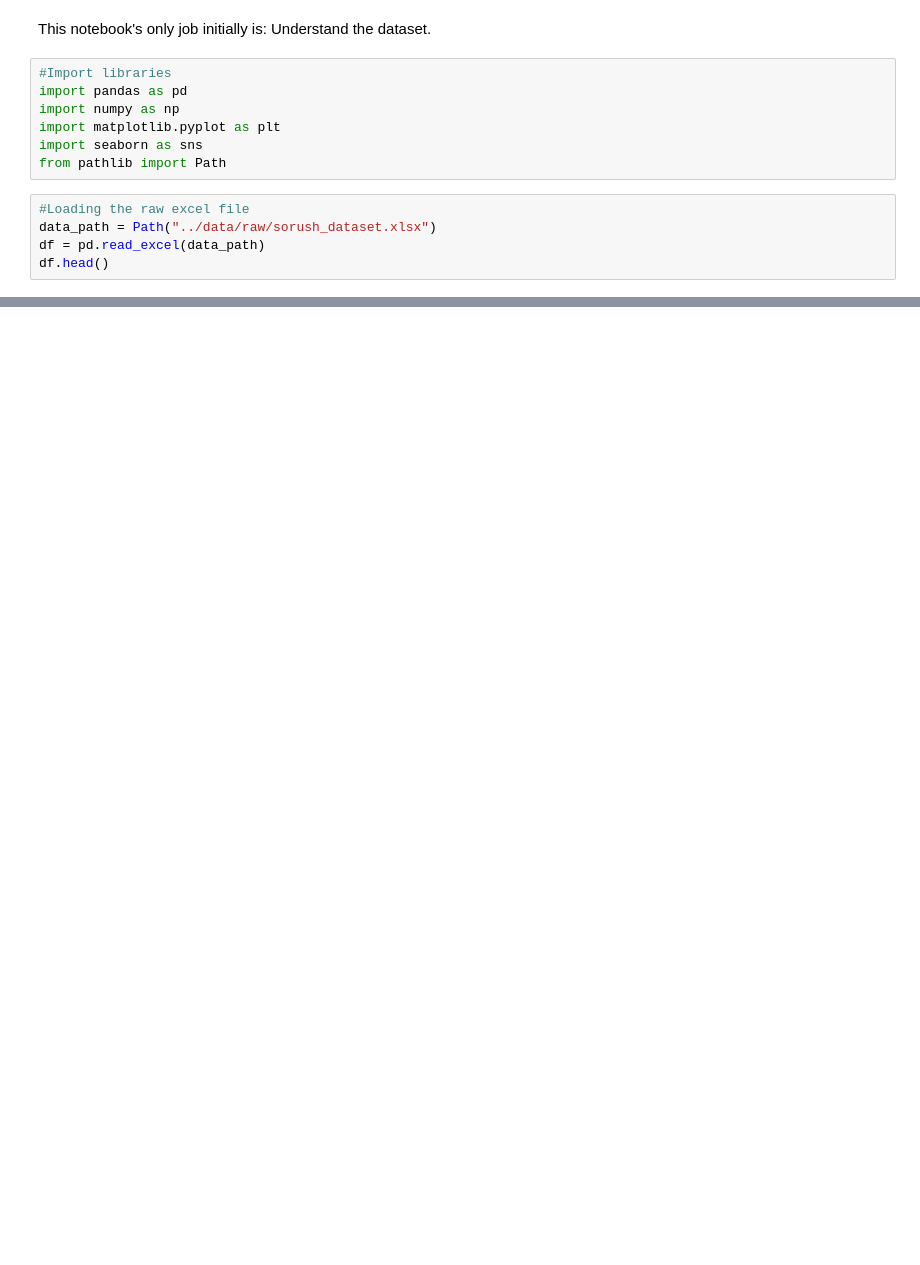
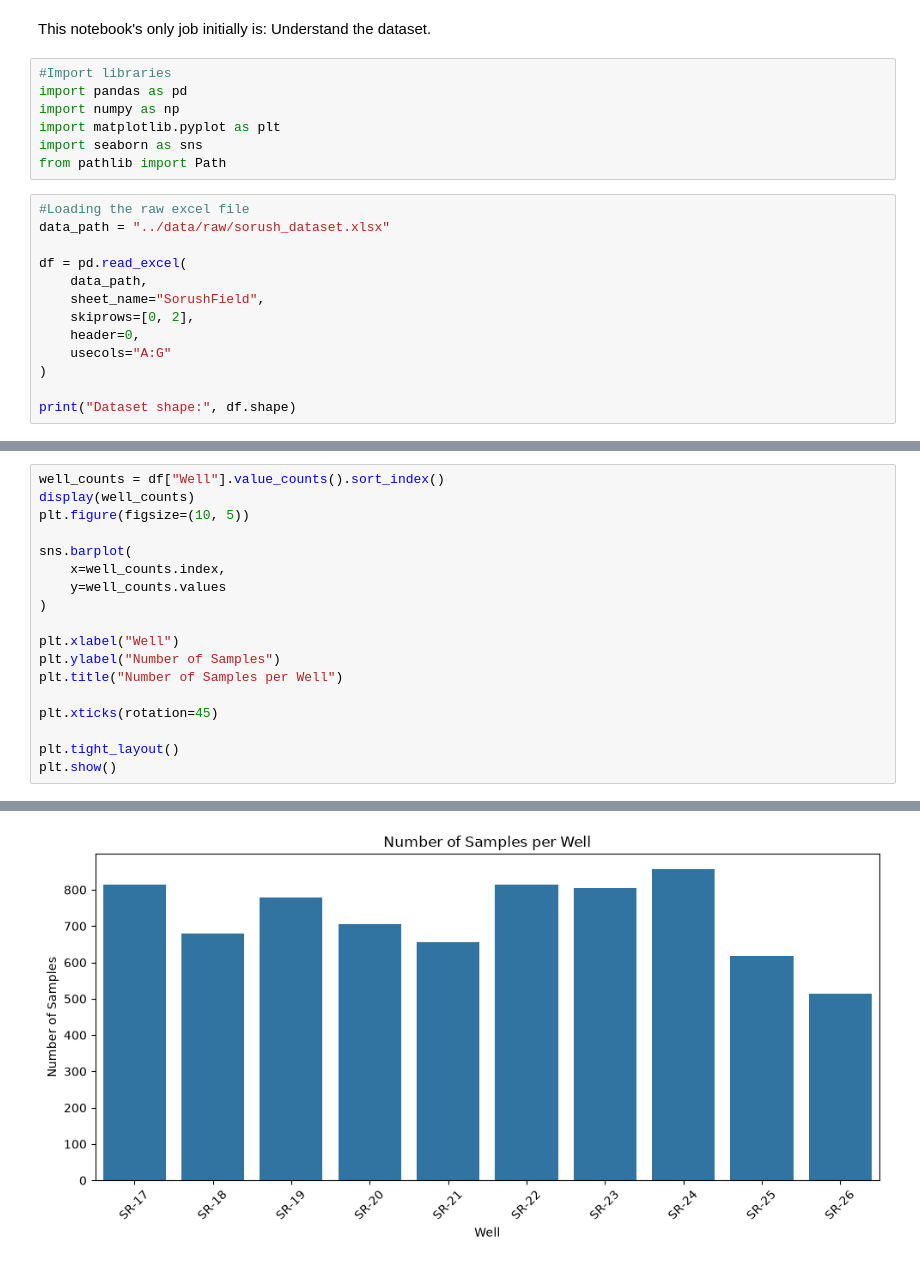
Before and after one commit to Arnav060706/Two-Phase-Flow-Rate-through-Wellhead-Chokes-in-Oil-Wells-ML-Mini-Project, a Jupyter notebook: notebooks/01_data_exploration.ipynb, the cells around one changed output, grey strips where cells are left out. Cells and saved outputs as stored; diff of their text form; blank space fills up the shorter version.

Commit message:
Updated data exploration notebook and added plot figures to results

```diff
--- a/notebooks/01_data_exploration.ipynb
+++ b/notebooks/01_data_exploration.ipynb
@@ -10,7 +10,15 @@ import seaborn as sns
 from pathlib import Path
 # %%
 #Loading the raw excel file
-data_path = Path("../data/raw/sorush_dataset.xlsx")
-df = pd.read_excel(data_path)
-df.head()
+data_path = "../data/raw/sorush_dataset.xlsx"
+
+df = pd.read_excel(
+    data_path,
+    sheet_name="SorushField",
+    skiprows=[0, 2],
+    header=0,
+    usecols="A:G"
+)
+
+print("Dataset shape:", df.shape)
 # %% [output]
@@ -26,0 +162,19 @@ KeyError: 'QL'
+# %%
+well_counts = df["Well"].value_counts().sort_index()
+display(well_counts)
+plt.figure(figsize=(10, 5))
+
+sns.barplot(
+    x=well_counts.index,
+    y=well_counts.values
+)
+
+plt.xlabel("Well")
+plt.ylabel("Number of Samples")
+plt.title("Number of Samples per Well")
+
+plt.xticks(rotation=45)
+
+plt.tight_layout()
+plt.show()
+# %% [output]
@@ -26,0 +193 @@ KeyError: 'QL'
+[figure, added]
```
Also changed, not shown: parts of 14 cells of this notebook, 5 other files.
